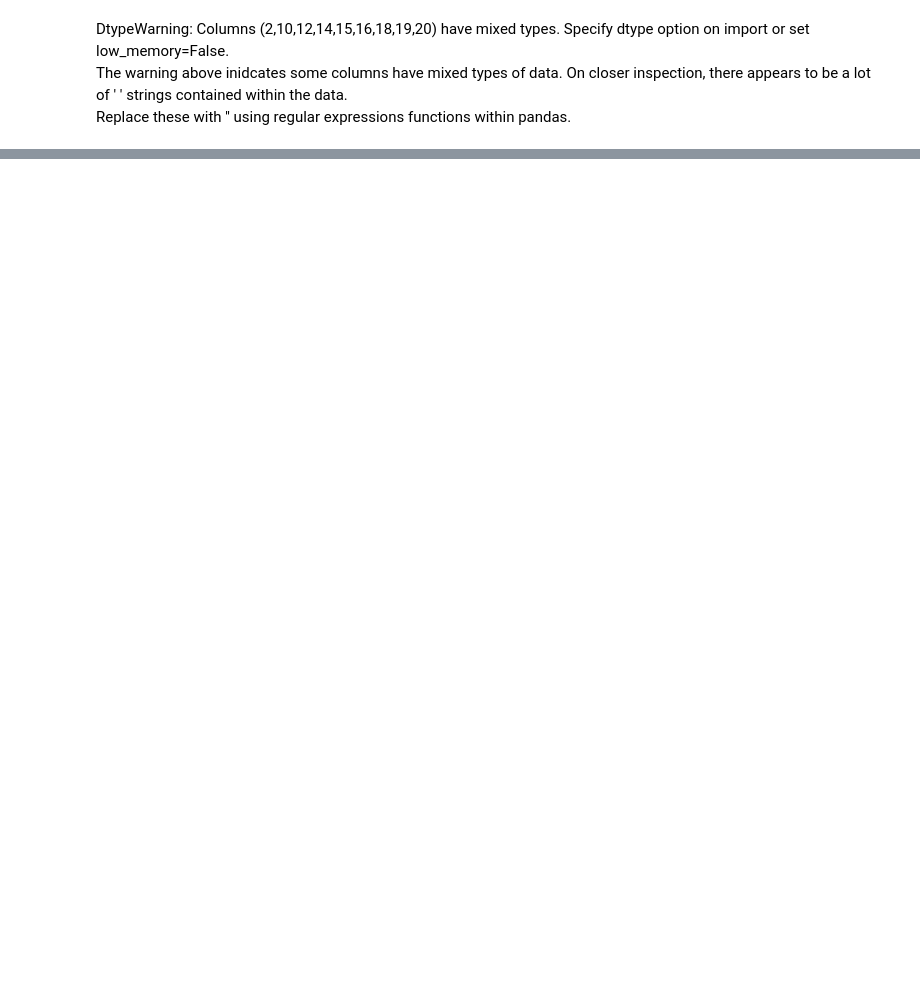
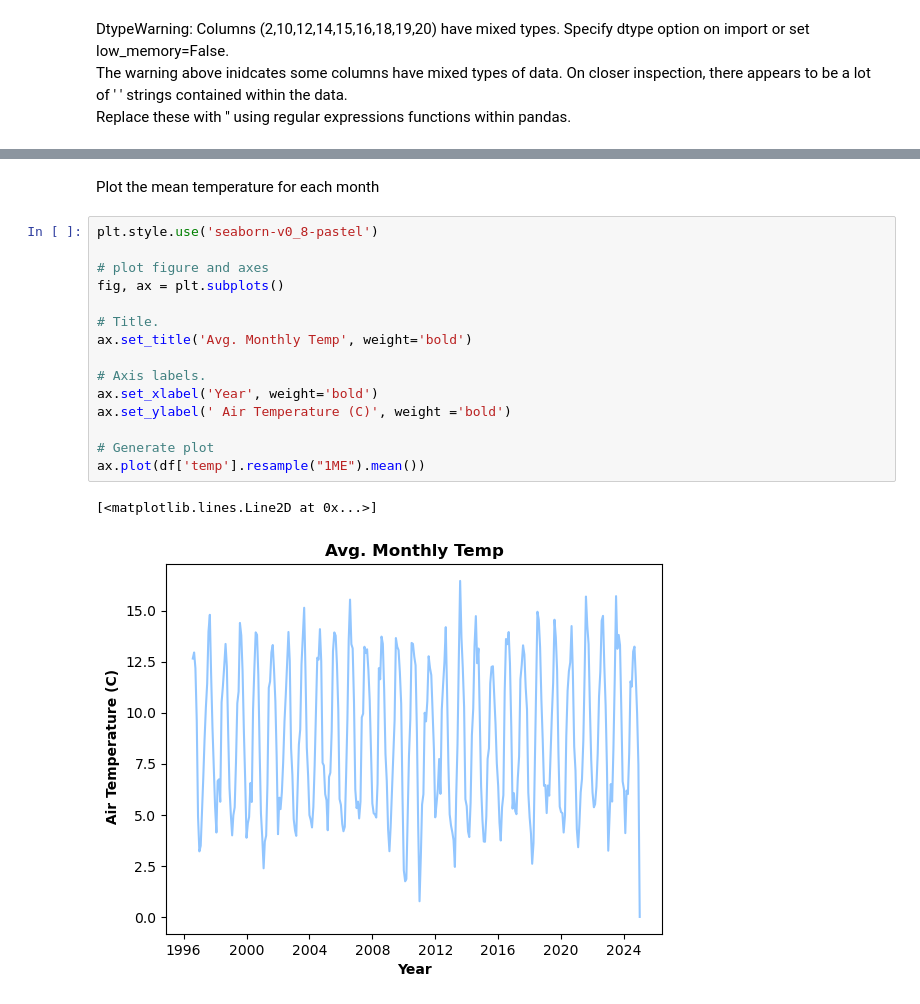
Before and after one commit to fdennehy/pfda-assignments, a Jupyter notebook: assignment_6_Weather.ipynb, the cells around one changed output, grey strips where cells are left out. Cells and saved outputs as stored; diff of their text form; blank space fills up the shorter version.

```diff
--- a/assignment_6_Weather.ipynb
+++ b/assignment_6_Weather.ipynb
@@ -92,0 +162,20 @@ memory usage: 41.7+ MB
+# %% [markdown]
+Plot the mean temperature for each month
+# %%
+plt.style.use('seaborn-v0_8-pastel')
+
+# plot figure and axes
+fig, ax = plt.subplots()
+
+# Title.
+ax.set_title('Avg. Monthly Temp', weight='bold')
+
+# Axis labels.
+ax.set_xlabel('Year', weight='bold')
+ax.set_ylabel(' Air Temperature (C)', weight ='bold')
+
+# Generate plot
+ax.plot(df['temp'].resample("1ME").mean())
+# %% [output]
+[<matplotlib.lines.Line2D at 0x...>]
+[figure, added]
```
Also changed, not shown: parts of 21 cells of this notebook, 2 other files.
